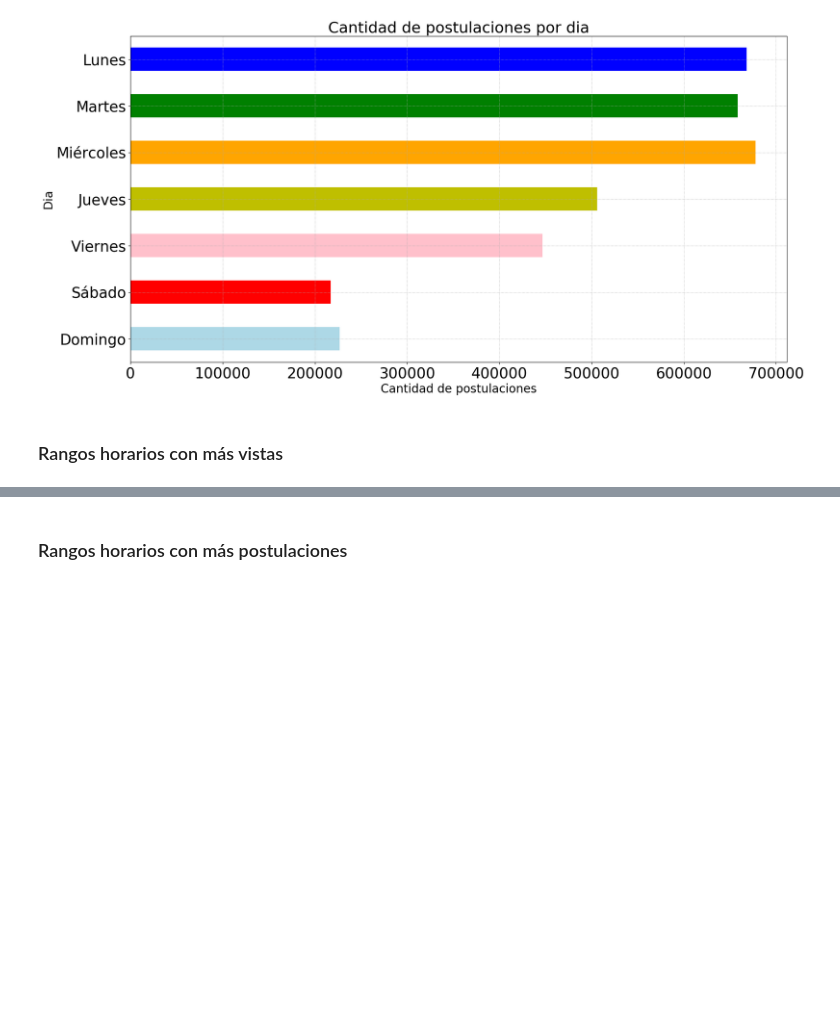
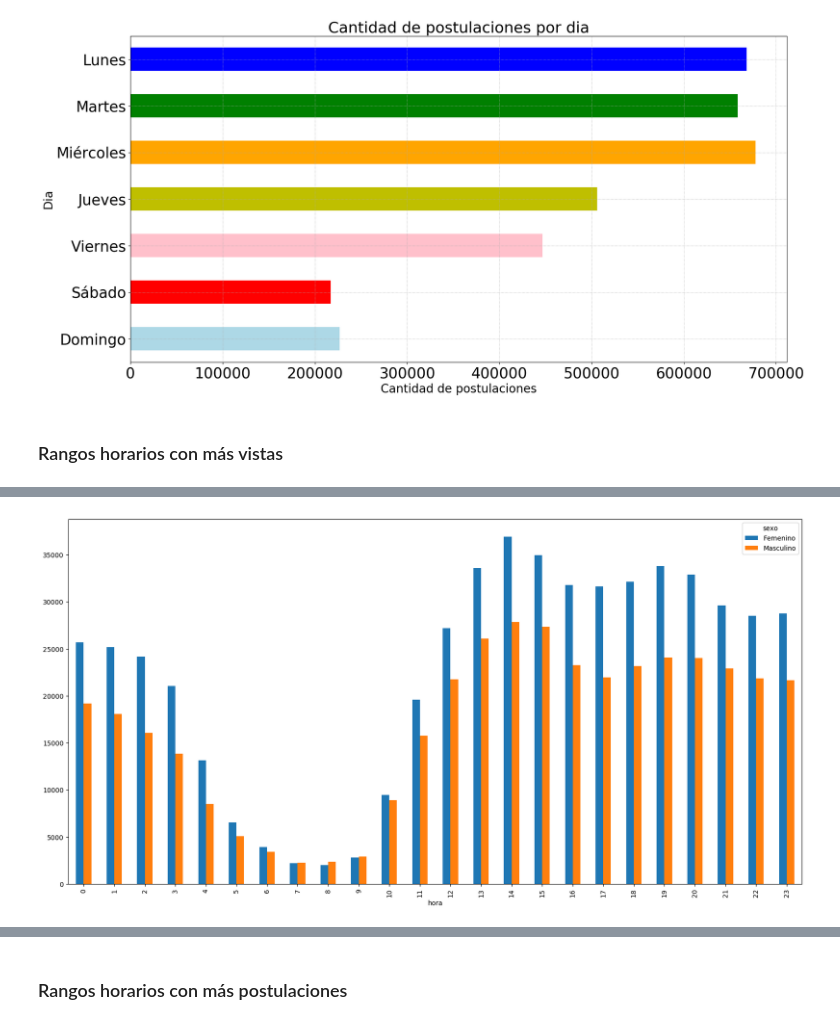
Before and after one commit to tomasBustamante/postulaciones, a Jupyter notebook: Avisos_laborales_y_postulaciones.ipynb, the cells around one changed output, grey strips where cells are left out. Drawn from its saved outputs; the diff is of its cells as text; code cells hidden in the pictures; blank space fills up the shorter version.

Commit message:
Avisos y postulaciones por rango horario

```diff
--- a/Avisos_laborales_y_postulaciones.ipynb
+++ b/Avisos_laborales_y_postulaciones.ipynb
@@ -389,3 +389,6 @@ plot.grid(linestyle='dotted');
 [figure]
 # %% [markdown]
 ### Rangos horarios con más vistas
+# %%
+vistas['hora'] = vistas['timestamp'].dt.hour
+vistas.head()
@@ -391,0 +402,5 @@ plot.grid(linestyle='dotted');
+# %%
+vistas.rename(index=str, columns={"idAviso": "idaviso"}, inplace=True)
+#vis_avi = pd.merge(vistas, avisos_detalle, on='idaviso', how='inner')
+vis_avi = pd.merge(vistas,postulantes,on = 'idpostulante',how='inner')
+vis_avi.head()
@@ -391,0 +414,6 @@ plot.grid(linestyle='dotted');
+# %%
+vis_avi.loc[vis_avi.sexo != 'No declara',:]\
+    .groupby(['hora','sexo']).size().to_frame('cant').reset_index()\
+    .pivot(index='hora',columns='sexo',values='cant').plot.bar();
+# %% [output]
+[figure, added]
```
Also changed, not shown: parts of 10 cells of this notebook.
